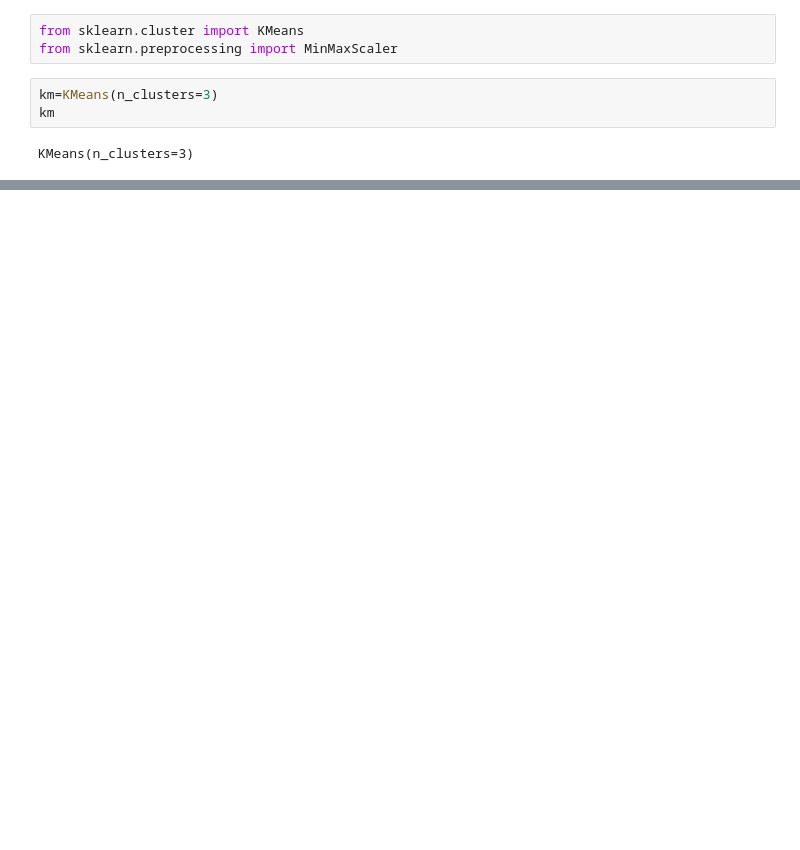
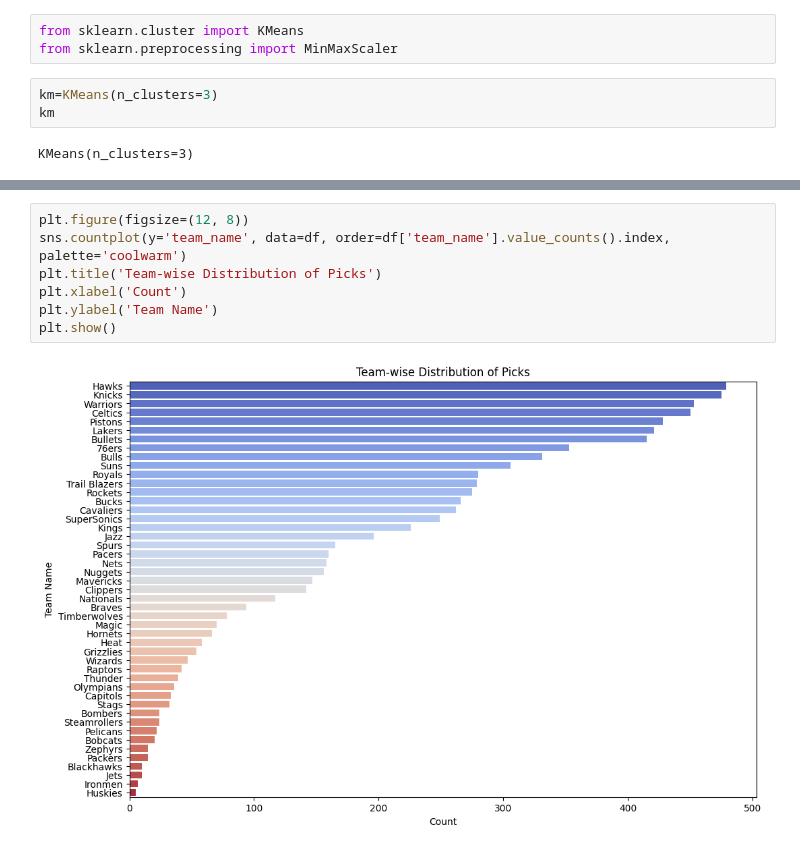
Before and after one commit to mawrukh/Python_ML, a Jupyter notebook: NBA_Games/nba-visualization.ipynb, the cells around one changed output, grey strips where cells are left out. Drawn from its saved outputs; the diff is of its cells as text; blank space fills up the shorter version.

```diff
--- a/NBA_Games/nba-visualization.ipynb
+++ b/NBA_Games/nba-visualization.ipynb
@@ -308,0 +269,9 @@ array([0, 0, 0, ..., 1, 1, 1], dtype=int32)
+# %%
+plt.figure(figsize=(12, 8))
+sns.countplot(y='team_name', data=df, order=df['team_name'].value_counts().index, palette='coolwarm')
+plt.title('Team-wise Distribution of Picks')
+plt.xlabel('Count')
+plt.ylabel('Team Name')
+plt.show()
+# %% [output]
+[figure, added]
```
Also changed, not shown: parts of 17 cells of this notebook.
